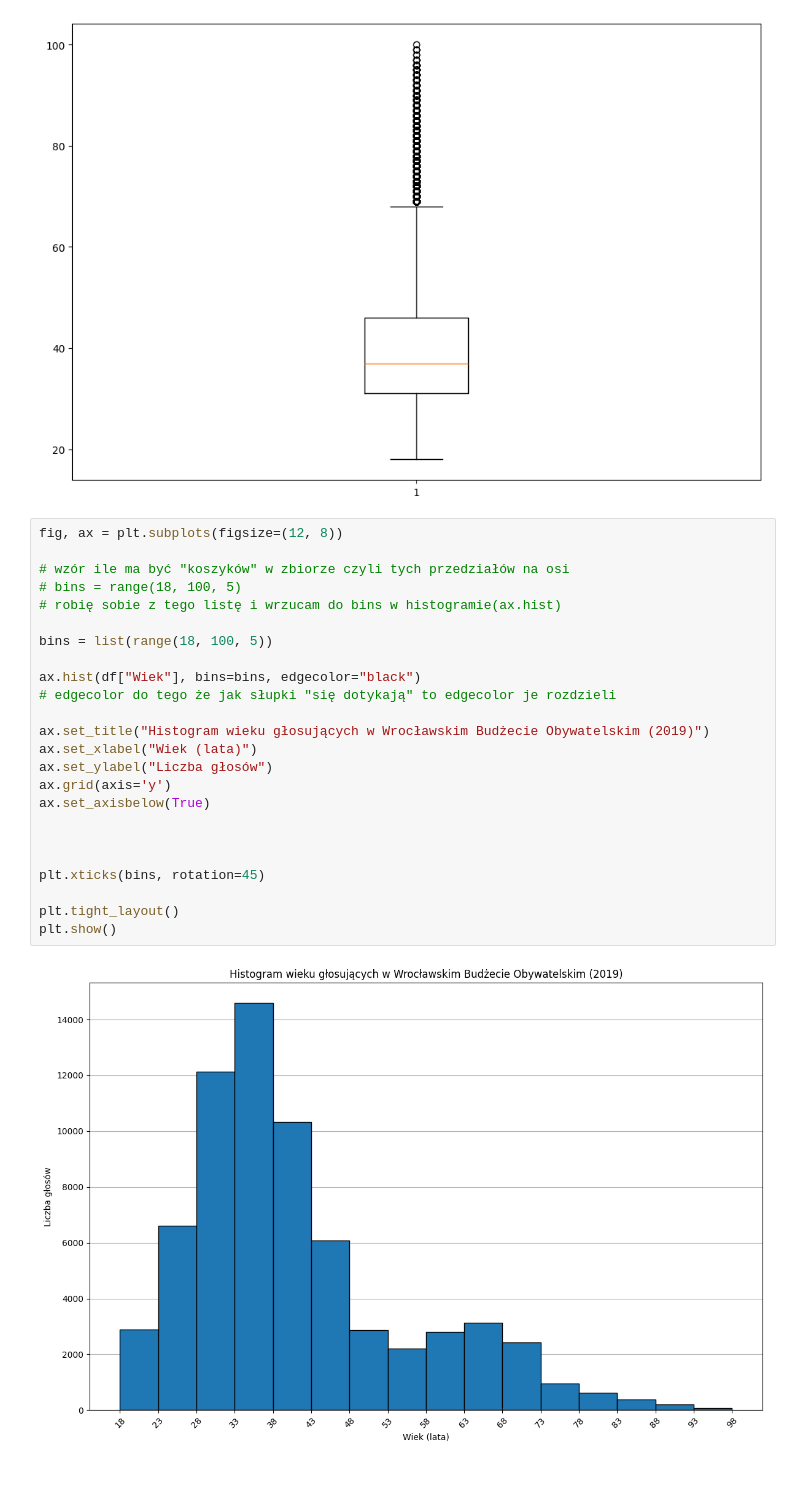
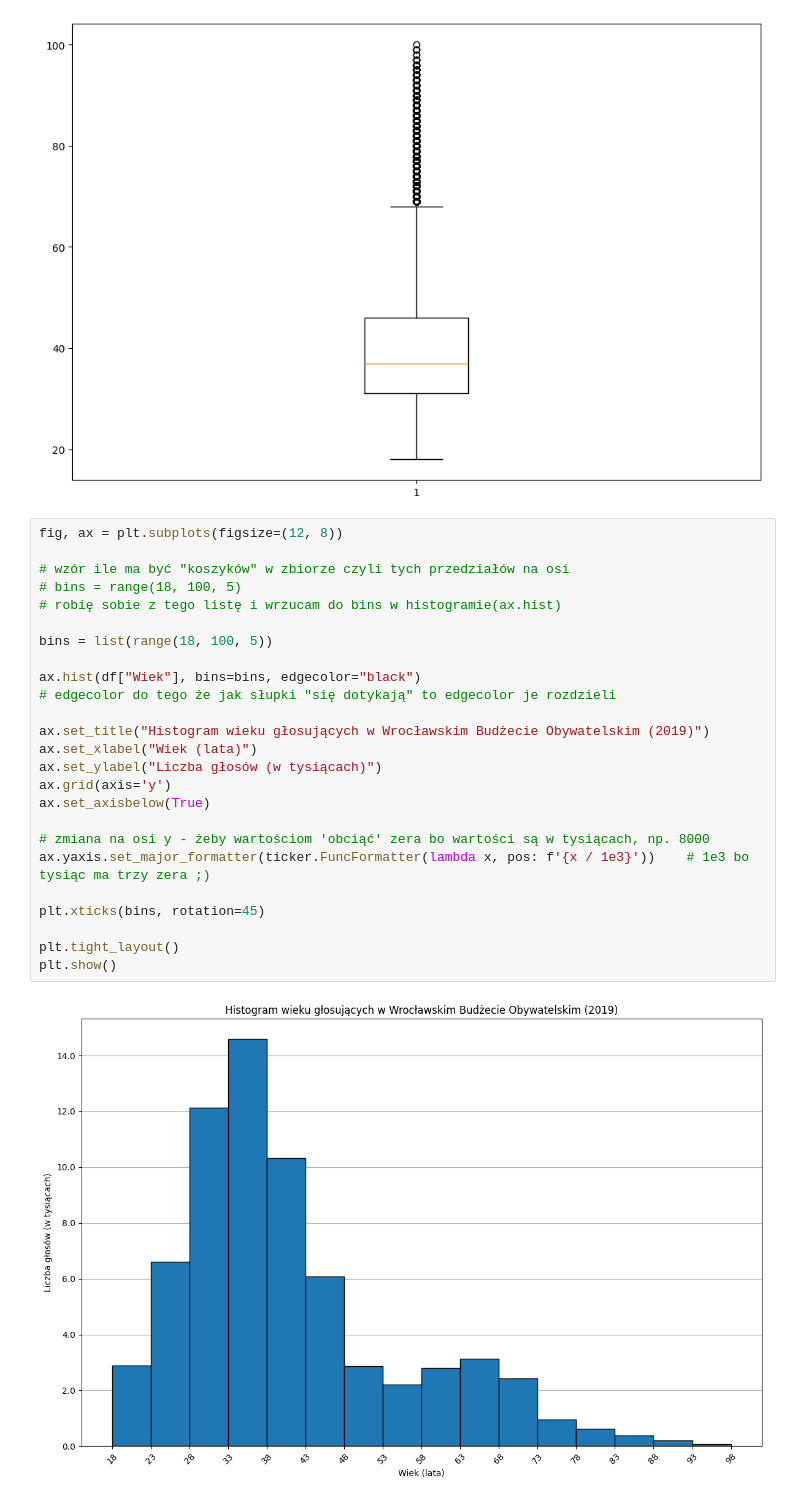
Before and after one commit to Vektor79/Zadania, a Jupyter notebook: 05_Wykresy/Materiały_na_zjazd/02_Wykresy/03_Zaawansowane wykresy/3_Wrocławski budżet partycypacyjny.ipynb, the cells around one changed output. Saved outputs shown, nothing was run; the diff lists cells and outputs as text.

```diff
--- a/05_Wykresy/Materiały_na_zjazd/02_Wykresy/03_Zaawansowane wykresy/3_Wrocławski budżet partycypacyjny.ipynb
+++ b/05_Wykresy/Materiały_na_zjazd/02_Wykresy/03_Zaawansowane wykresy/3_Wrocławski budżet partycypacyjny.ipynb
@@ -108,26 +108,27 @@ plt.show()
 # %%
 fig, ax = plt.subplots(figsize=(12, 8))
 
 # wzór ile ma być "koszyków" w zbiorze czyli tych przedziałów na osi
 # bins = range(18, 100, 5)
 # robię sobie z tego listę i wrzucam do bins w histogramie(ax.hist)
 
 bins = list(range(18, 100, 5))
 
 ax.hist(df["Wiek"], bins=bins, edgecolor="black")
 # edgecolor do tego że jak słupki "się dotykają" to edgecolor je rozdzieli
 
 ax.set_title("Histogram wieku głosujących w Wrocławskim Budżecie Obywatelskim (2019)")
 ax.set_xlabel("Wiek (lata)")
-ax.set_ylabel("Liczba głosów")
+ax.set_ylabel("Liczba głosów (w tysiącach)")
 ax.grid(axis='y')
 ax.set_axisbelow(True)
 
-
+# zmiana na osi y - żeby wartościom 'obciąć' zera bo wartości są w tysiącach, np. 8000
+ax.yaxis.set_major_formatter(ticker.FuncFormatter(lambda x, pos: f'{x / 1e3}'))    # 1e3 bo tysiąc ma trzy zera ;)
 
 plt.xticks(bins, rotation=45)
 
 plt.tight_layout()
 plt.show()
 # %% [output]
-[figure, old version]
+[figure, new version]
```
